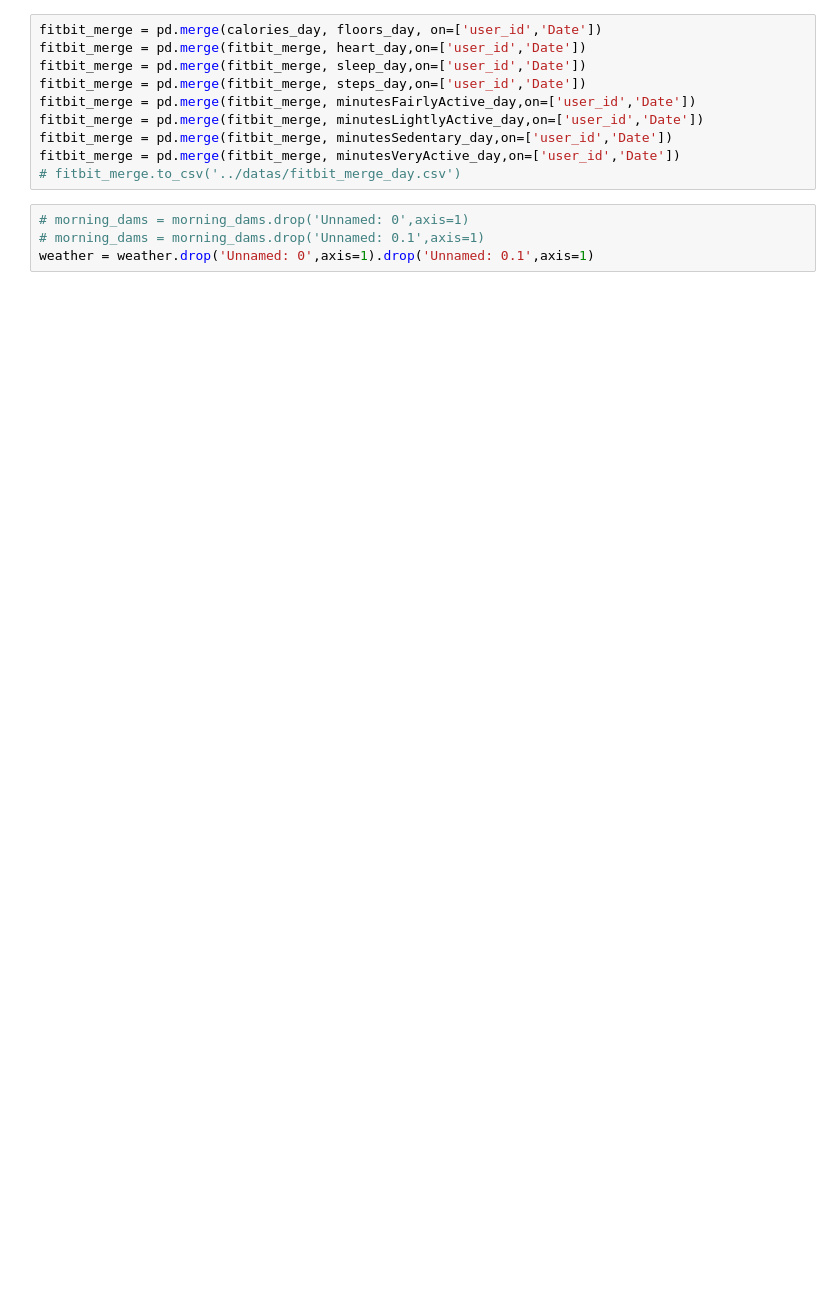
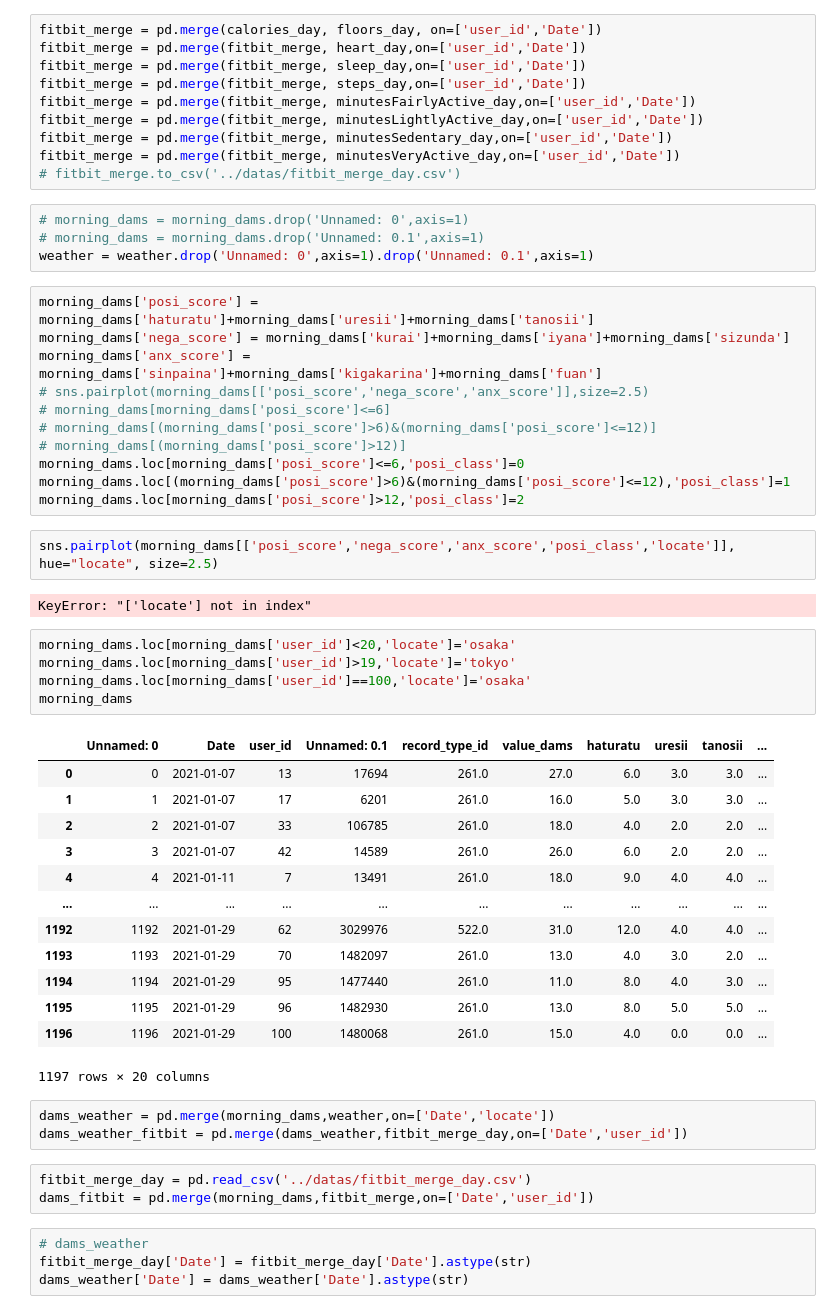
Before and after one commit to yusukennn/research_mental_prediction, a Jupyter notebook: models/detect_dams.ipynb, the cells around one changed output. Saved outputs shown, nothing was run; the diff lists cells and outputs as text; blank space fills up the shorter version.

```diff
--- a/models/detect_dams.ipynb
+++ b/models/detect_dams.ipynb
@@ -97,3 +77,47 @@ fitbit_merge = pd.merge(fitbit_merge, minutesVeryActive_day,on=['user_id','Date'
 # morning_dams = morning_dams.drop('Unnamed: 0',axis=1)
 # morning_dams = morning_dams.drop('Unnamed: 0.1',axis=1)
 weather = weather.drop('Unnamed: 0',axis=1).drop('Unnamed: 0.1',axis=1)
+# %%
+morning_dams['posi_score'] = morning_dams['haturatu']+morning_dams['uresii']+morning_dams['tanosii']
+morning_dams['nega_score'] = morning_dams['kurai']+morning_dams['iyana']+morning_dams['sizunda']
+morning_dams['anx_score'] = morning_dams['sinpaina']+morning_dams['kigakarina']+morning_dams['fuan']
+# sns.pairplot(morning_dams[['posi_score','nega_score','anx_score']],size=2.5)
+# morning_dams[morning_dams['posi_score']<=6]
+# morning_dams[(morning_dams['posi_score']>6)&(morning_dams['posi_score']<=12)]
+# morning_dams[(morning_dams['posi_score']>12)]
+morning_dams.loc[morning_dams['posi_score']<=6,'posi_class']=0
+morning_dams.loc[(morning_dams['posi_score']>6)&(morning_dams['posi_score']<=12),'posi_class']=1
+morning_dams.loc[morning_dams['posi_score']>12,'posi_class']=2
+# %%
+sns.pairplot(morning_dams[['posi_score','nega_score','anx_score','posi_class','locate']], hue="locate", size=2.5)
+# %% [output]
+KeyError: "['locate'] not in index"
+# %%
+morning_dams.loc[morning_dams['user_id']<20,'locate']='osaka'
+morning_dams.loc[morning_dams['user_id']>19,'locate']='tokyo'
+morning_dams.loc[morning_dams['user_id']==100,'locate']='osaka'
+morning_dams
+# %% [output]
+|  | Unnamed: 0 | Date | user_id | Unnamed: 0.1 | record_type_id | value_dams | haturatu | uresii | tanosii | ... |
+| 0 | 0 | 2021-01-07 | 13 | 17694 | 261.0 | 27.0 | 6.0 | 3.0 | 3.0 | ... |
+| 1 | 1 | 2021-01-07 | 17 | 6201 | 261.0 | 16.0 | 5.0 | 3.0 | 3.0 | ... |
+| 2 | 2 | 2021-01-07 | 33 | 106785 | 261.0 | 18.0 | 4.0 | 2.0 | 2.0 | ... |
+| 3 | 3 | 2021-01-07 | 42 | 14589 | 261.0 | 26.0 | 6.0 | 2.0 | 2.0 | ... |
+| 4 | 4 | 2021-01-11 | 7 | 13491 | 261.0 | 18.0 | 9.0 | 4.0 | 4.0 | ... |
+| ... | ... | ... | ... | ... | ... | ... | ... | ... | ... | ... |
+| 1192 | 1192 | 2021-01-29 | 62 | 3029976 | 522.0 | 31.0 | 12.0 | 4.0 | 4.0 | ... |
+| 1193 | 1193 | 2021-01-29 | 70 | 1482097 | 261.0 | 13.0 | 4.0 | 3.0 | 2.0 | ... |
+| 1194 | 1194 | 2021-01-29 | 95 | 1477440 | 261.0 | 11.0 | 8.0 | 4.0 | 3.0 | ... |
+| 1195 | 1195 | 2021-01-29 | 96 | 1482930 | 261.0 | 13.0 | 8.0 | 5.0 | 5.0 | ... |
+| 1196 | 1196 | 2021-01-29 | 100 | 1480068 | 261.0 | 15.0 | 4.0 | 0.0 | 0.0 | ... |
+1197 rows × 20 columns
+# %%
+dams_weather = pd.merge(morning_dams,weather,on=['Date','locate'])
+dams_weather_fitbit = pd.merge(dams_weather,fitbit_merge_day,on=['Date','user_id'])
+# %%
+fitbit_merge_day = pd.read_csv('../datas/fitbit_merge_day.csv')
+dams_fitbit = pd.merge(morning_dams,fitbit_merge,on=['Date','user_id'])
+# %%
+# dams_weather
+fitbit_merge_day['Date'] = fitbit_merge_day['Date'].astype(str)
+dams_weather['Date'] = dams_weather['Date'].astype(str)
```
Also changed, not shown: parts of 10 cells of this notebook, 1 other file.
